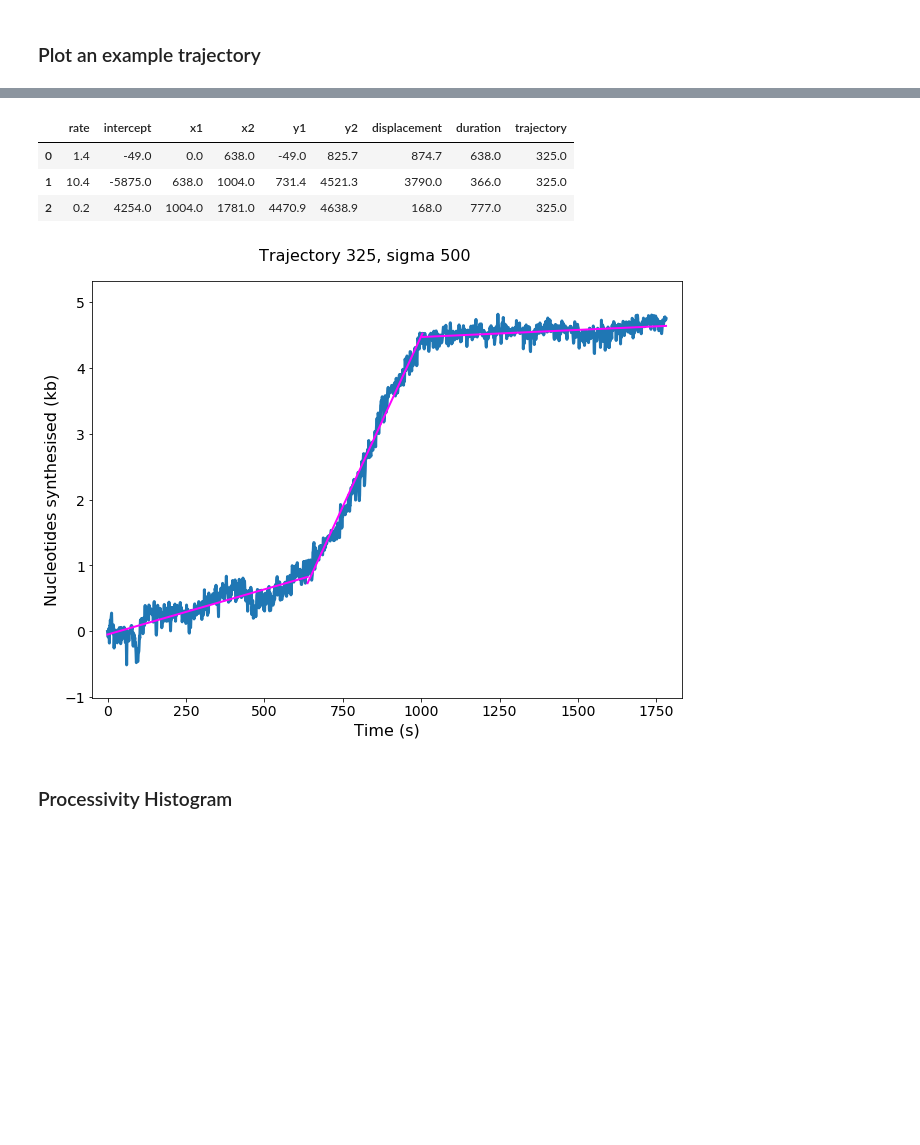
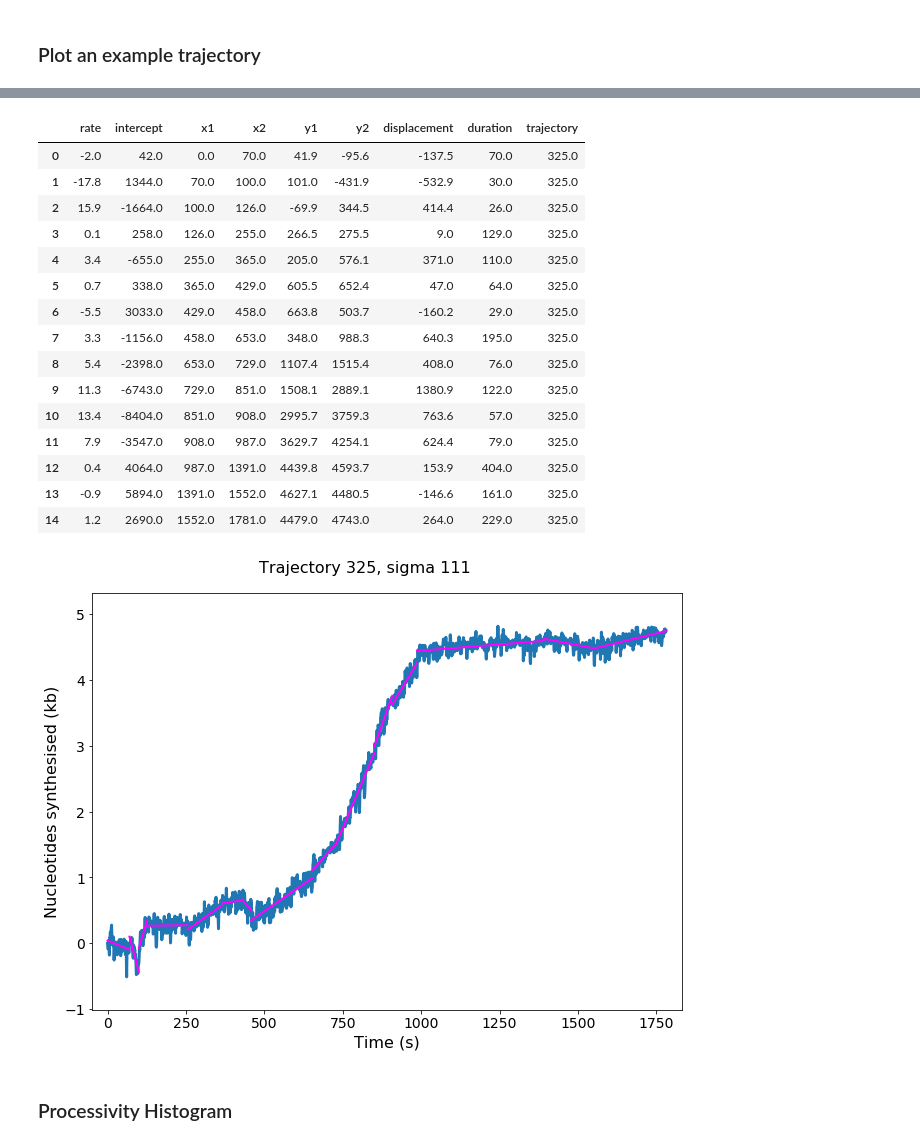
Before and after one commit to flynn949/beadpy, a Jupyter notebook: BeadAnalysis.ipynb, the cells around one changed output, grey strips where cells are left out. Saved outputs shown, nothing was run; the diff lists cells and outputs as text; code cells hidden in the pictures; blank space fills up the shorter version.

Commit message:
Added the option for auto sigma in the trajectory plotter

```diff
--- a/BeadAnalysis.ipynb
+++ b/BeadAnalysis.ipynb
@@ -277,14 +284,26 @@ beadpy.ratehist(segmentsfine,params.minrate, params.maxrate, params.ratebins, 'd
 # %%
 exampletraj = curatedresults.trajectory.unique()[5]
 #exampletraj = 68
-exampletrajseg = beadpy.trajectory_plotter(curatedresults,exampletraj,params.finesigma)
+exampletrajseg = beadpy.trajectory_plotter(curatedresults,exampletraj,sigmaval = 'auto', sigma_start = 10, sigma_end = 200)
 exampletrajseg
 # %% [output]
 |  | rate | intercept | x1 | x2 | y1 | y2 | displacement | duration | trajectory |
-| 0 | 1.4 | -49.0 | 0.0 | 638.0 | -49.0 | 825.7 | 874.7 | 638.0 | 325.0 |
-| 1 | 10.4 | -5875.0 | 638.0 | 1004.0 | 731.4 | 4521.3 | 3790.0 | 366.0 | 325.0 |
-| 2 | 0.2 | 4254.0 | 1004.0 | 1781.0 | 4470.9 | 4638.9 | 168.0 | 777.0 | 325.0 |
+| 0 | -2.0 | 42.0 | 0.0 | 70.0 | 41.9 | -95.6 | -137.5 | 70.0 | 325.0 |
+| 1 | -17.8 | 1344.0 | 70.0 | 100.0 | 101.0 | -431.9 | -532.9 | 30.0 | 325.0 |
+| 2 | 15.9 | -1664.0 | 100.0 | 126.0 | -69.9 | 344.5 | 414.4 | 26.0 | 325.0 |
+| 3 | 0.1 | 258.0 | 126.0 | 255.0 | 266.5 | 275.5 | 9.0 | 129.0 | 325.0 |
+| 4 | 3.4 | -655.0 | 255.0 | 365.0 | 205.0 | 576.1 | 371.0 | 110.0 | 325.0 |
+| 5 | 0.7 | 338.0 | 365.0 | 429.0 | 605.5 | 652.4 | 47.0 | 64.0 | 325.0 |
+| 6 | -5.5 | 3033.0 | 429.0 | 458.0 | 663.8 | 503.7 | -160.2 | 29.0 | 325.0 |
+| 7 | 3.3 | -1156.0 | 458.0 | 653.0 | 348.0 | 988.3 | 640.3 | 195.0 | 325.0 |
+| 8 | 5.4 | -2398.0 | 653.0 | 729.0 | 1107.4 | 1515.4 | 408.0 | 76.0 | 325.0 |
+| 9 | 11.3 | -6743.0 | 729.0 | 851.0 | 1508.1 | 2889.1 | 1380.9 | 122.0 | 325.0 |
+| 10 | 13.4 | -8404.0 | 851.0 | 908.0 | 2995.7 | 3759.3 | 763.6 | 57.0 | 325.0 |
+| 11 | 7.9 | -3547.0 | 908.0 | 987.0 | 3629.7 | 4254.1 | 624.4 | 79.0 | 325.0 |
+| 12 | 0.4 | 4064.0 | 987.0 | 1391.0 | 4439.8 | 4593.7 | 153.9 | 404.0 | 325.0 |
+| 13 | -0.9 | 5894.0 | 1391.0 | 1552.0 | 4627.1 | 4480.5 | -146.6 | 161.0 | 325.0 |
+| 14 | 1.2 | 2690.0 | 1552.0 | 1781.0 | 4479.0 | 4743.0 | 264.0 | 229.0 | 325.0 |
-[figure, old version]
+[figure, new version]
 # %%
 test = beadpy.segment_finder(curatedresults, traj = 639, sigma = 500)
 # %% [markdown]
```
Also changed, not shown: parts of 2 cells of this notebook, 2 other files.
